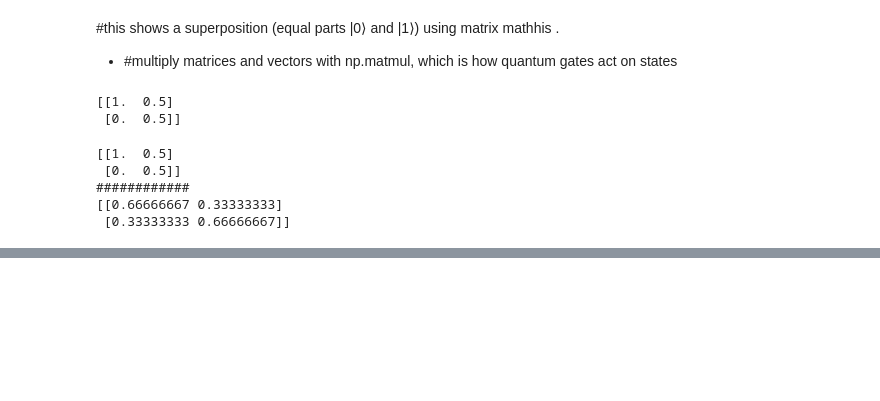
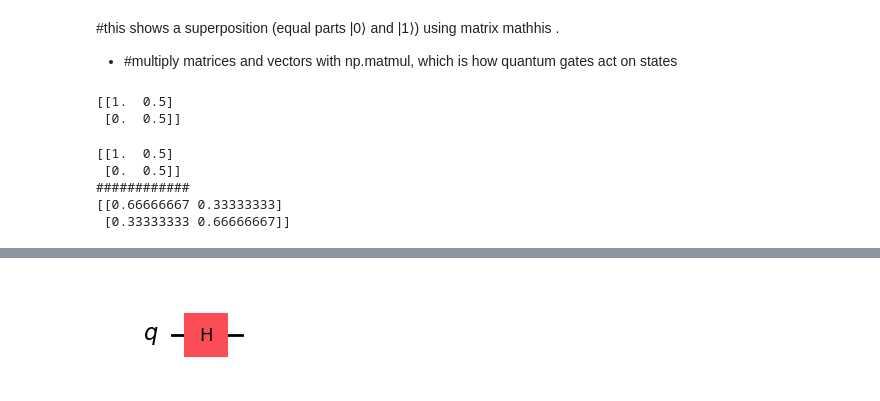
Before and after one commit to adams-gc/QNN, a Jupyter notebook: Qiskit_implementation.ipynb, the cells around one changed output, grey strips where cells are left out. Saved outputs shown, nothing was run; the diff lists cells and outputs as text; code cells hidden in the pictures; blank space fills up the shorter version.

```diff
--- a/Qiskit_implementation.ipynb
+++ b/Qiskit_implementation.ipynb
@@ -114,0 +363,8 @@ print(np.matmul(M0,ket1)) #these operations as applying gates by matrix multipli
+# %%
+from qiskit import QuantumCircuit
+
+circuit = QuantumCircuit(1)
+circuit.h(0)  # apply Hadamard on qubit 0
+circuit.draw(output='mpl')  # draw circuit
+# %% [output]
+[figure, added]
```
Also changed, not shown: parts of 37 cells of this notebook.
